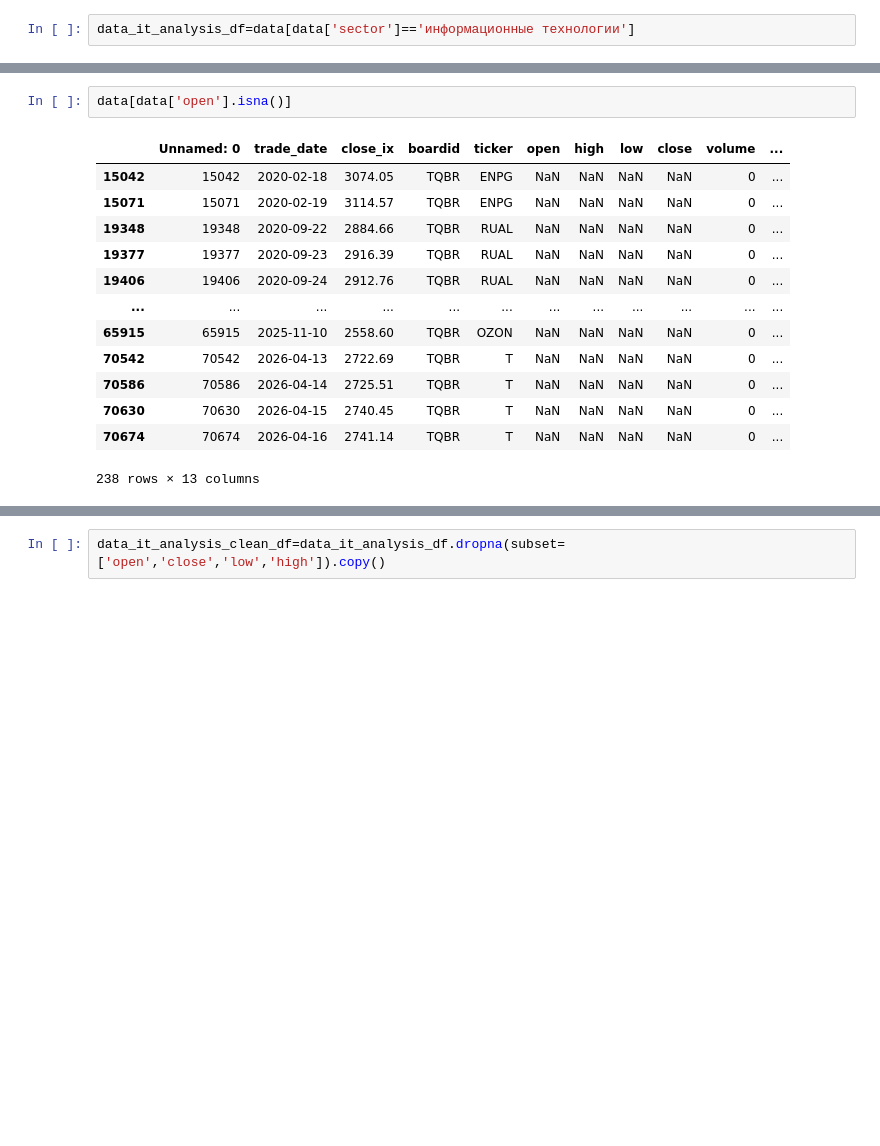
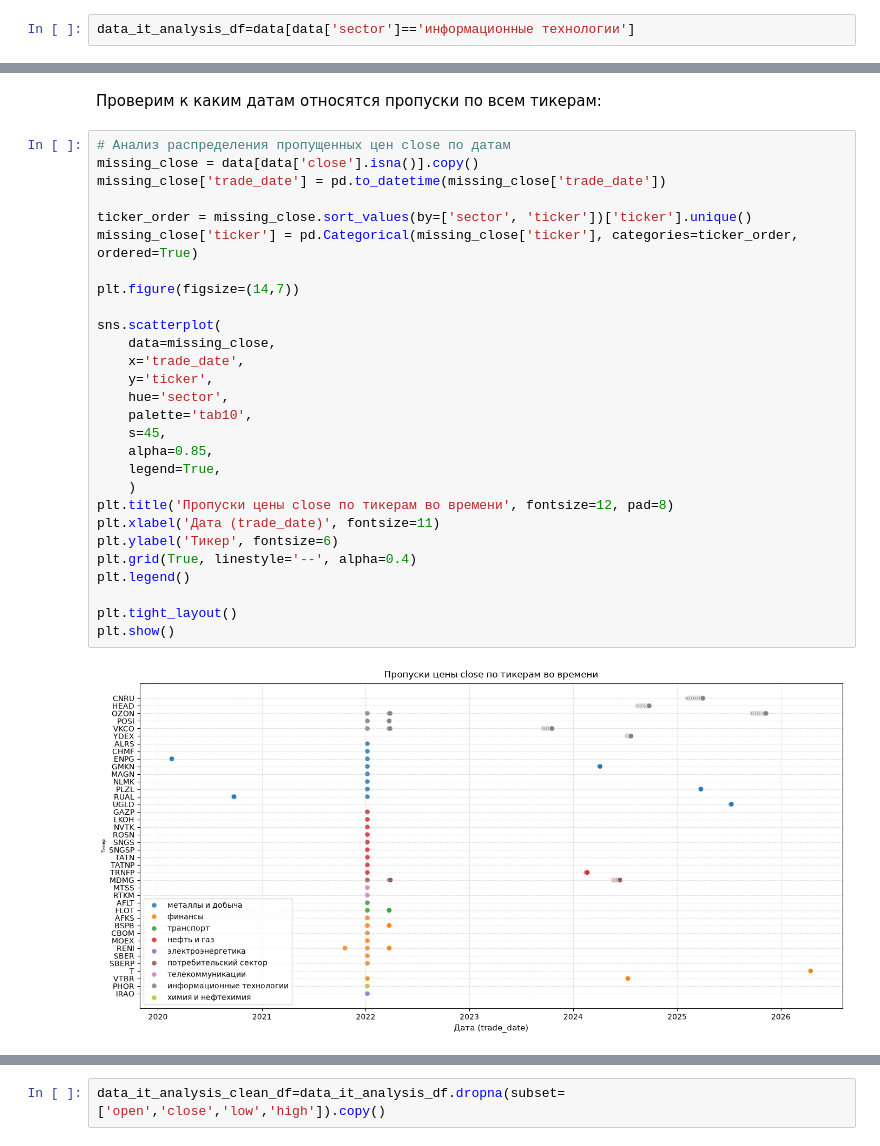
Before and after one commit to hunger104/year-long-project-t14, a Jupyter notebook: notebooks/EDA_IT_sector.ipynb, the cells around one changed output, grey strips where cells are left out. Drawn from its saved outputs; the diff is of its cells as text; blank space fills up the shorter version.

```diff
--- a/notebooks/EDA_IT_sector.ipynb
+++ b/notebooks/EDA_IT_sector.ipynb
@@ -104,20 +70,36 @@ value           0
 numtrades       0
 sector          0
 dtype: int64
-# %%
-data[data['open'].isna()]
-# %% [output]
-|  | Unnamed: 0 | trade_date | close_ix | boardid | ticker | open | high | low | close | volume | ... |
-| 15042 | 15042 | 2020-02-18 | 3074.05 | TQBR | ENPG | NaN | NaN | NaN | NaN | 0 | ... |
-| 15071 | 15071 | 2020-02-19 | 3114.57 | TQBR | ENPG | NaN | NaN | NaN | NaN | 0 | ... |
-| 19348 | 19348 | 2020-09-22 | 2884.66 | TQBR | RUAL | NaN | NaN | NaN | NaN | 0 | ... |
-| 19377 | 19377 | 2020-09-23 | 2916.39 | TQBR | RUAL | NaN | NaN | NaN | NaN | 0 | ... |
-| 19406 | 19406 | 2020-09-24 | 2912.76 | TQBR | RUAL | NaN | NaN | NaN | NaN | 0 | ... |
-| ... | ... | ... | ... | ... | ... | ... | ... | ... | ... | ... | ... |
-| 65915 | 65915 | 2025-11-10 | 2558.60 | TQBR | OZON | NaN | NaN | NaN | NaN | 0 | ... |
-| 70542 | 70542 | 2026-04-13 | 2722.69 | TQBR | T | NaN | NaN | NaN | NaN | 0 | ... |
-| 70586 | 70586 | 2026-04-14 | 2725.51 | TQBR | T | NaN | NaN | NaN | NaN | 0 | ... |
-| 70630 | 70630 | 2026-04-15 | 2740.45 | TQBR | T | NaN | NaN | NaN | NaN | 0 | ... |
-| 70674 | 70674 | 2026-04-16 | 2741.14 | TQBR | T | NaN | NaN | NaN | NaN | 0 | ... |
-238 rows × 13 columns
+# %% [markdown]
+Проверим к каким датам относятся пропуски по всем тикерам:
+# %%
+# Анализ распределения пропущенных цен close по датам
+missing_close = data[data['close'].isna()].copy()
+missing_close['trade_date'] = pd.to_datetime(missing_close['trade_date'])
+
+ticker_order = missing_close.sort_values(by=['sector', 'ticker'])['ticker'].unique()
+missing_close['ticker'] = pd.Categorical(missing_close['ticker'], categories=ticker_order, ordered=True)
+
+plt.figure(figsize=(14,7))
+
+sns.scatterplot(
+    data=missing_close,
+    x='trade_date',
+    y='ticker',
+    hue='sector',
+    palette='tab10',
+    s=45,
+    alpha=0.85,
+    legend=True,
+    )
+plt.title('Пропуски цены close по тикерам во времени', fontsize=12, pad=8)
+plt.xlabel('Дата (trade_date)', fontsize=11)
+plt.ylabel('Тикер', fontsize=6)
+plt.grid(True, linestyle='--', alpha=0.4)
+plt.legend()
+
+plt.tight_layout()
+plt.show()
+# %% [output]
+[figure, added]
 # %% [markdown]
```
Also changed, not shown: parts of 15 cells of this notebook.
